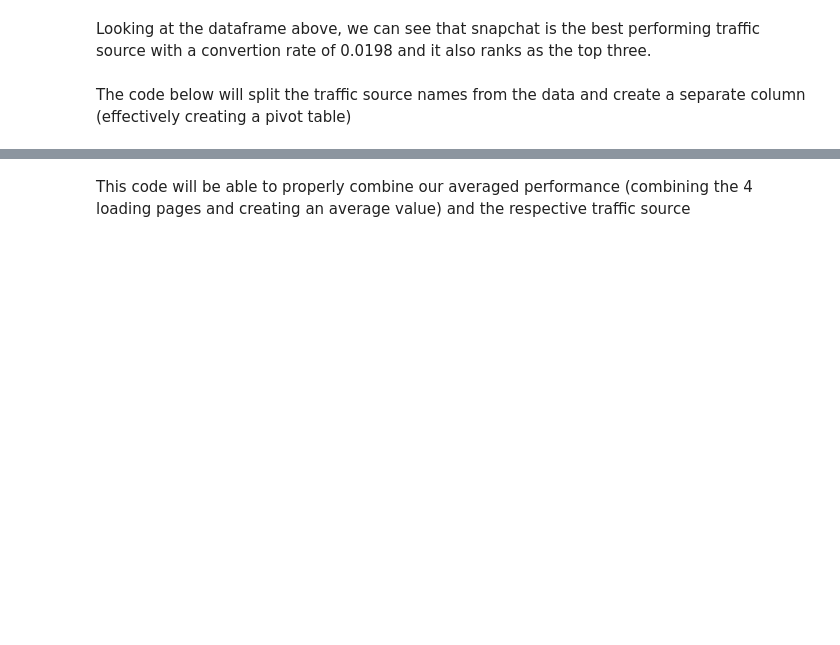
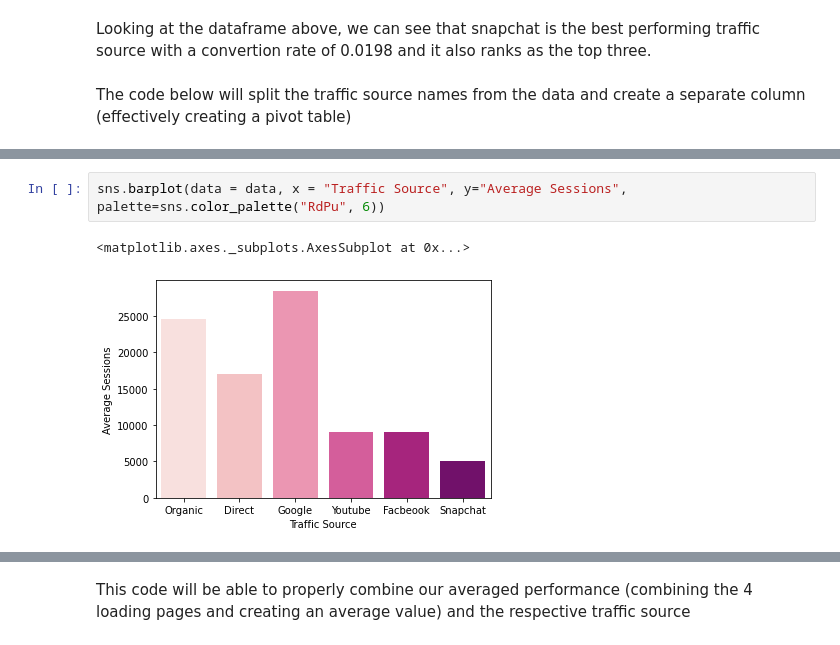
Before and after one commit to respinar1/GoogleColaboratory, a Jupyter notebook: Casper_Take_Home_Test.ipynb, the cells around one changed output, grey strips where cells are left out. Drawn from its saved outputs; the diff is of its cells as text; blank space fills up the shorter version.

```diff
--- a/Casper_Take_Home_Test.ipynb
+++ b/Casper_Take_Home_Test.ipynb
@@ -393,0 +418,5 @@ data
+# %%
+sns.barplot(data = data, x = "Traffic Source", y="Average Sessions", palette=sns.color_palette("RdPu", 6))
+# %% [output]
+<matplotlib.axes._subplots.AxesSubplot at 0x...>
+[figure, added]
```
Also changed, not shown: parts of 9 cells of this notebook.
